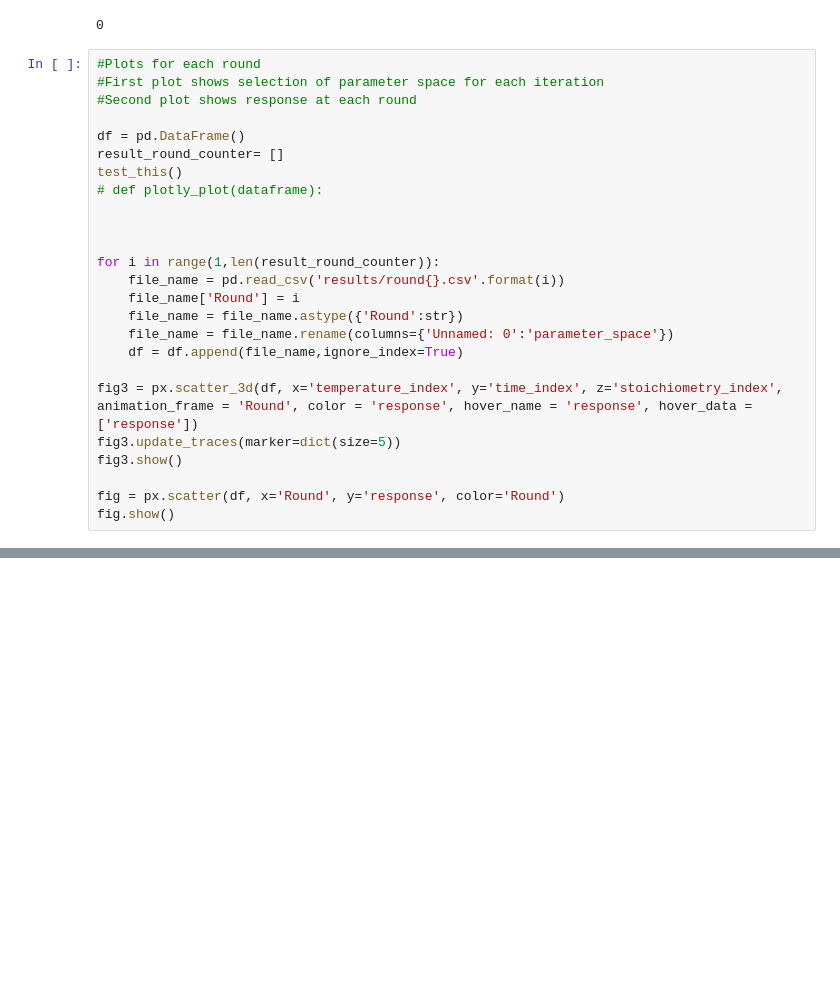
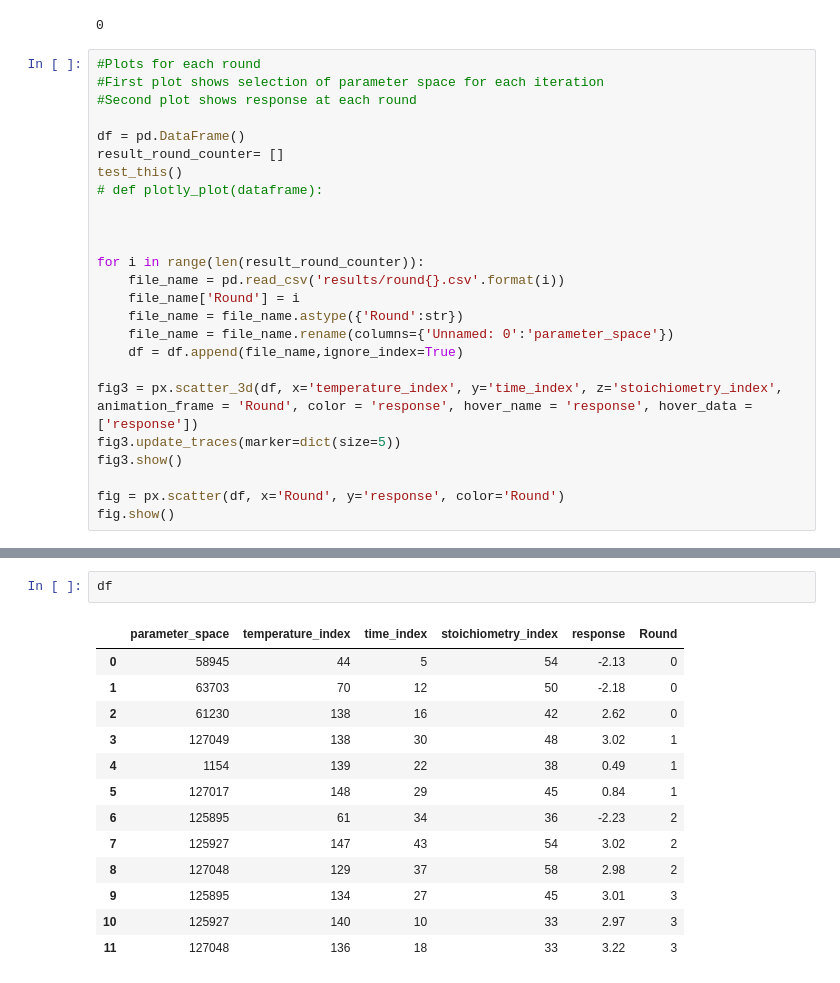
Before and after one commit to Sanjay-Iyer/git_1, a Jupyter notebook: edbo/examples/AFRL_official/CFR_official.ipynb, the cells around one changed output, grey strips where cells are left out. Drawn from its saved outputs; the diff is of its cells as text; blank space fills up the shorter version.

```diff
--- a/edbo/examples/AFRL_official/CFR_official.ipynb
+++ b/edbo/examples/AFRL_official/CFR_official.ipynb
@@ -132,7 +132,7 @@ test_this()
 
 
 
-for i in range(1,len(result_round_counter)):
+for i in range(len(result_round_counter)):
     file_name = pd.read_csv('results/round{}.csv'.format(i))
     file_name['Round'] = i
     file_name = file_name.astype({'Round':str})
@@ -154,0 +178,16 @@ results/round3.csv
+# %%
+df
+# %% [output]
+|  | parameter_space | temperature_index | time_index | stoichiometry_index | response | Round |
+| 0 | 58945 | 44 | 5 | 54 | -2.13 | 0 |
+| 1 | 63703 | 70 | 12 | 50 | -2.18 | 0 |
+| 2 | 61230 | 138 | 16 | 42 | 2.62 | 0 |
+| 3 | 127049 | 138 | 30 | 48 | 3.02 | 1 |
+| 4 | 1154 | 139 | 22 | 38 | 0.49 | 1 |
+| 5 | 127017 | 148 | 29 | 45 | 0.84 | 1 |
+| 6 | 125895 | 61 | 34 | 36 | -2.23 | 2 |
+| 7 | 125927 | 147 | 43 | 54 | 3.02 | 2 |
+| 8 | 127048 | 129 | 37 | 58 | 2.98 | 2 |
+| 9 | 125895 | 134 | 27 | 45 | 3.01 | 3 |
+| 10 | 125927 | 140 | 10 | 33 | 2.97 | 3 |
+| 11 | 127048 | 136 | 18 | 33 | 3.22 | 3 |
```
Also changed, not shown: parts of 5 cells of this notebook, 9 other files.
